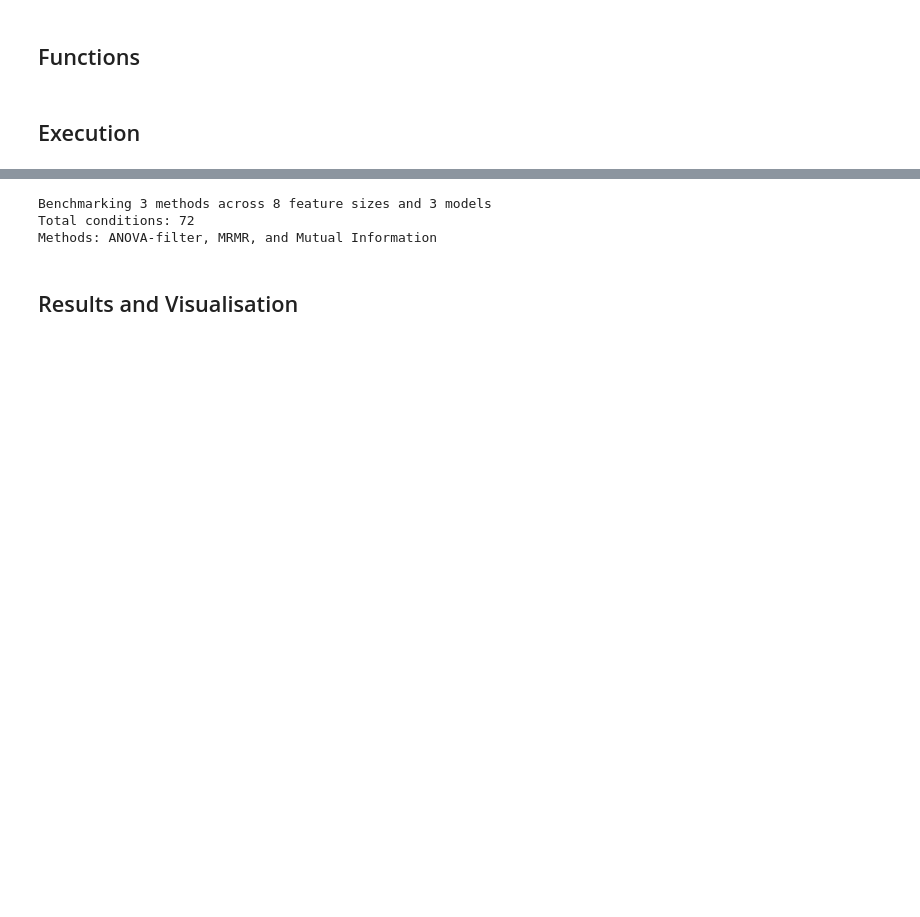
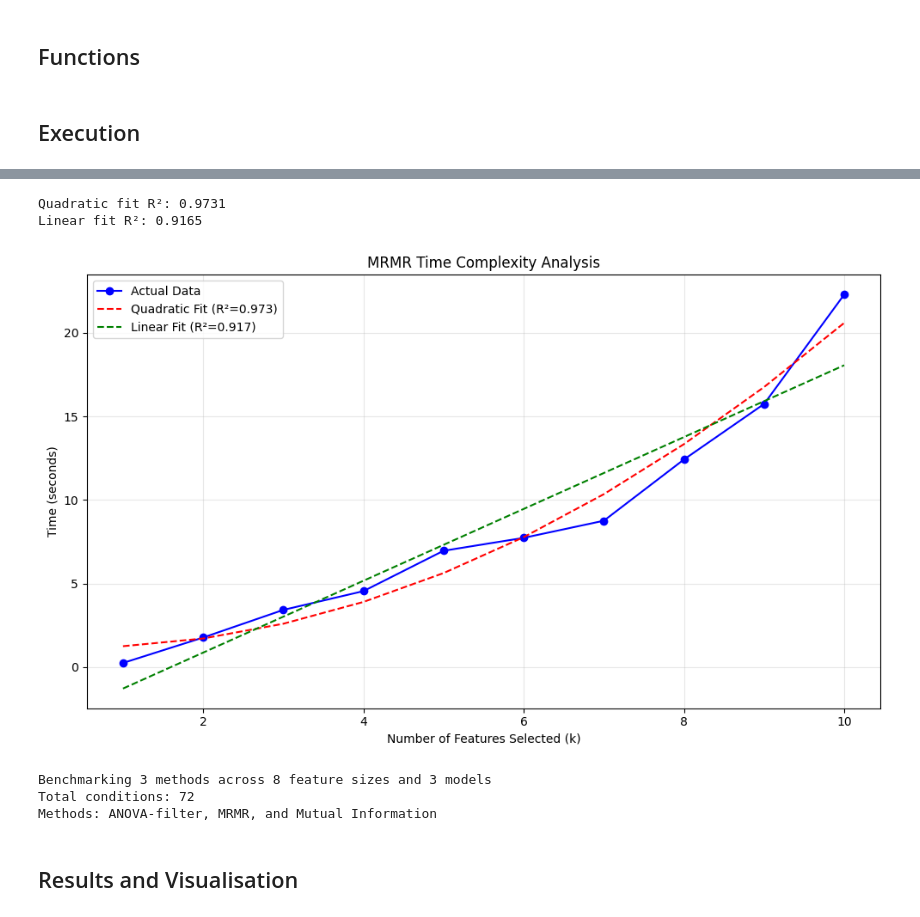
Before and after one commit to AnEvilBurrito/ode-biomarker-project, a Jupyter notebook: thesis-notebooks/benchmarking_feature_selection.ipynb, the cells around one changed output, grey strips where cells are left out. Drawn from its saved outputs; the diff is of its cells as text; code cells hidden in the pictures; blank space fills up the shorter version.

```diff
--- a/thesis-notebooks/benchmarking_feature_selection.ipynb
+++ b/thesis-notebooks/benchmarking_feature_selection.ipynb
@@ -271,0 +392,57 @@ def feature_selection_eval(
+# %%
+# Analyze time complexity
+from scipy.optimize import curve_fit
+
+
+def quadratic_func(x, a, b, c):
+    return a * x**2 + b * x + c
+
+
+def linear_func(x, a, b):
+    return a * x + b
+
+
+# Fit different complexity models
+x_data = mrmr_timing_df["k_value"]
+y_data = mrmr_timing_df["mean_time"]
+
+try:
+    # Quadratic fit (O(n²) complexity)
+    popt_quad, _ = curve_fit(quadratic_func, x_data, y_data)
+    y_pred_quad = quadratic_func(x_data, *popt_quad)
+
+    # Linear fit (O(n) complexity)
+    popt_lin, _ = curve_fit(linear_func, x_data, y_data)
+    y_pred_lin = linear_func(x_data, *popt_lin)
+
+    # Calculate R² for both fits
+    ss_res_quad = np.sum((y_data - y_pred_quad) ** 2)
+    ss_tot_quad = np.sum((y_data - np.mean(y_data)) ** 2)
+    r2_quad = 1 - (ss_res_quad / ss_tot_quad)
+
+    ss_res_lin = np.sum((y_data - y_pred_lin) ** 2)
+    ss_tot_lin = np.sum((y_data - np.mean(y_data)) ** 2)
+    r2_lin = 1 - (ss_res_lin / ss_tot_lin)
+
+    print(f"Quadratic fit R²: {r2_quad:.4f}")
+    print(f"Linear fit R²: {r2_lin:.4f}")
+
+    # Plot fits
+    plt.figure(figsize=(10, 6))
+    plt.plot(x_data, y_data, "bo-", label="Actual Data")
+    plt.plot(x_data, y_pred_quad, "r--", label=f"Quadratic Fit (R²={r2_quad:.3f})")
+    plt.plot(x_data, y_pred_lin, "g--", label=f"Linear Fit (R²={r2_lin:.3f})")
+    plt.title("MRMR Time Complexity Analysis")
+    plt.xlabel("Number of Features Selected (k)")
+    plt.ylabel("Time (seconds)")
+    plt.legend()
+    plt.grid(True, alpha=0.3)
+    plt.tight_layout()
+    plt.show()
+
+except Exception as e:
+    print(f"Complexity analysis failed: {e}")
+# %% [output]
+Quadratic fit R²: 0.9731
+Linear fit R²: 0.9165
+[figure, added]
```
Also changed, not shown: parts of 7 cells of this notebook, 1 other file.
